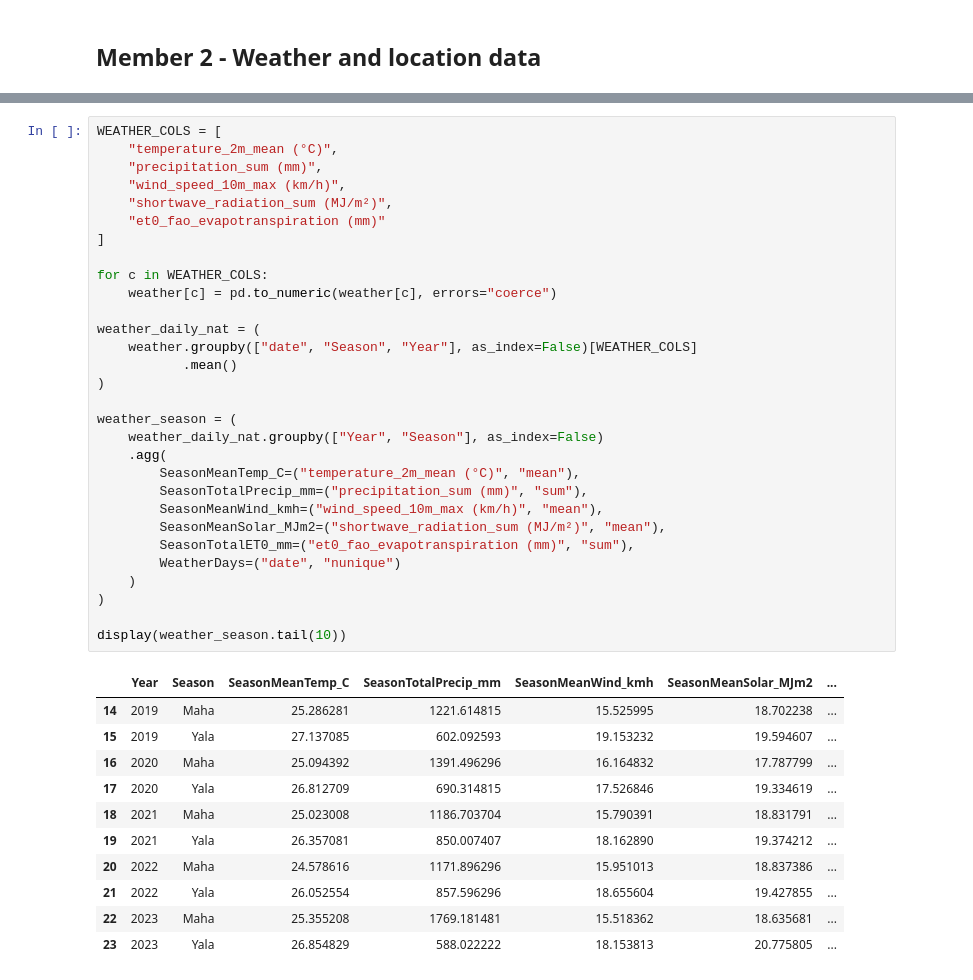
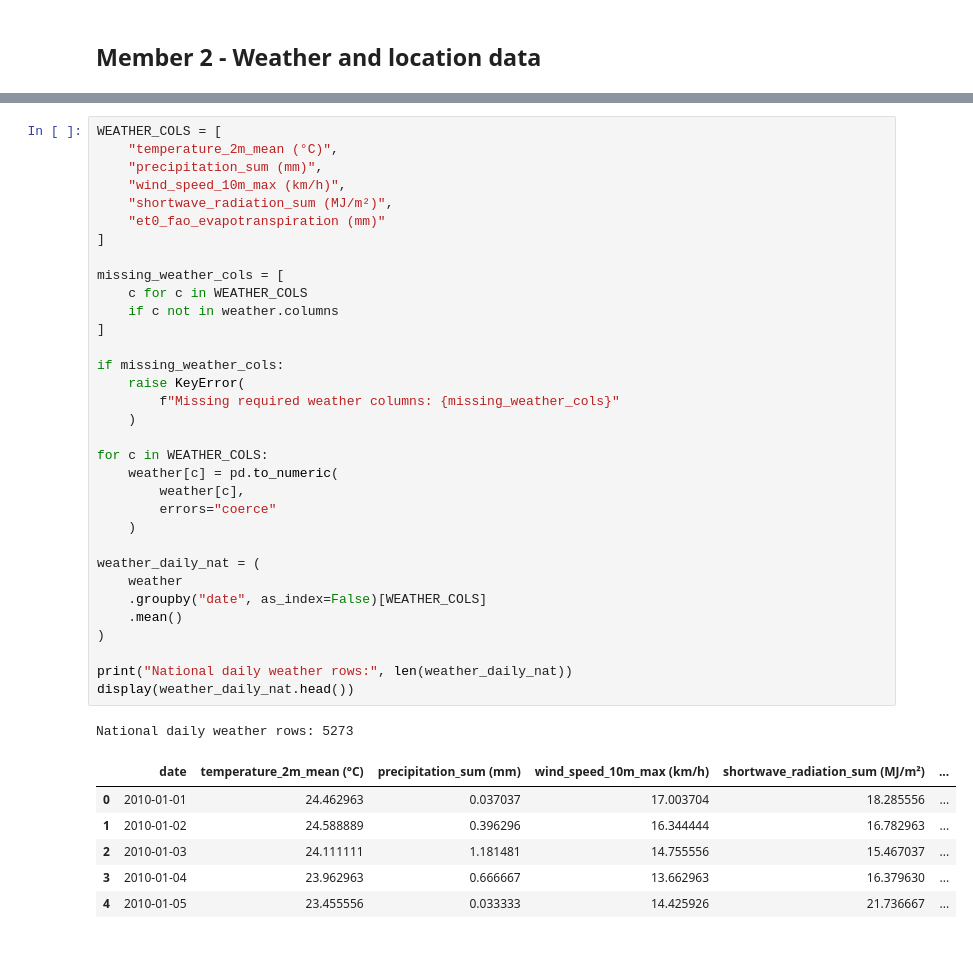
Before and after one commit to DTD-Wijesinghe/IT3091---Machine-Learning-Assignment, a Jupyter notebook: 02_IT24100533_Danthanarayana_DMR_Weather.ipynb, the cells around one changed output, grey strips where cells are left out. Saved outputs shown, nothing was run; the diff lists cells and outputs as text; blank space fills up the shorter version.

Commit message:
Member 2: Fix leakage-safe weather and location preprocessing

```diff
--- a/02_IT24100533_Danthanarayana_DMR_Weather.ipynb
+++ b/02_IT24100533_Danthanarayana_DMR_Weather.ipynb
@@ -125,42 +203,41 @@ display(weather[["date", "Season", "Year"]].head())
 # %%
 WEATHER_COLS = [
     "temperature_2m_mean (°C)",
     "precipitation_sum (mm)",
     "wind_speed_10m_max (km/h)",
     "shortwave_radiation_sum (MJ/m²)",
     "et0_fao_evapotranspiration (mm)"
 ]
 
+missing_weather_cols = [
+    c for c in WEATHER_COLS
+    if c not in weather.columns
+]
+
+if missing_weather_cols:
+    raise KeyError(
+        f"Missing required weather columns: {missing_weather_cols}"
+    )
+
 for c in WEATHER_COLS:
-    weather[c] = pd.to_numeric(weather[c], errors="coerce")
+    weather[c] = pd.to_numeric(
+        weather[c],
+        errors="coerce"
+    )
 
 weather_daily_nat = (
-    weather.groupby(["date", "Season", "Year"], as_index=False)[WEATHER_COLS]
-           .mean()
+    weather
+    .groupby("date", as_index=False)[WEATHER_COLS]
+    .mean()
 )
 
-weather_season = (
-    weather_daily_nat.groupby(["Year", "Season"], as_index=False)
-    .agg(
-        SeasonMeanTemp_C=("temperature_2m_mean (°C)", "mean"),
-        SeasonTotalPrecip_mm=("precipitation_sum (mm)", "sum"),
-        SeasonMeanWind_kmh=("wind_speed_10m_max (km/h)", "mean"),
-        SeasonMeanSolar_MJm2=("shortwave_radiation_sum (MJ/m²)", "mean"),
-        SeasonTotalET0_mm=("et0_fao_evapotranspiration (mm)", "sum"),
-        WeatherDays=("date", "nunique")
-    )
-)
-
-display(weather_season.tail(10))
+print("National daily weather rows:", len(weather_daily_nat))
+display(weather_daily_nat.head())
 # %% [output]
+National daily weather rows: 5273
-|  | Year | Season | SeasonMeanTemp_C | SeasonTotalPrecip_mm | SeasonMeanWind_kmh | SeasonMeanSolar_MJm2 | ... |
-| 14 | 2019 | Maha | 25.286281 | 1221.614815 | 15.525995 | 18.702238 | ... |
-| 15 | 2019 | Yala | 27.137085 | 602.092593 | 19.153232 | 19.594607 | ... |
-| 16 | 2020 | Maha | 25.094392 | 1391.496296 | 16.164832 | 17.787799 | ... |
-| 17 | 2020 | Yala | 26.812709 | 690.314815 | 17.526846 | 19.334619 | ... |
-| 18 | 2021 | Maha | 25.023008 | 1186.703704 | 15.790391 | 18.831791 | ... |
-| 19 | 2021 | Yala | 26.357081 | 850.007407 | 18.162890 | 19.374212 | ... |
-| 20 | 2022 | Maha | 24.578616 | 1171.896296 | 15.951013 | 18.837386 | ... |
-| 21 | 2022 | Yala | 26.052554 | 857.596296 | 18.655604 | 19.427855 | ... |
-| 22 | 2023 | Maha | 25.355208 | 1769.181481 | 15.518362 | 18.635681 | ... |
-| 23 | 2023 | Yala | 26.854829 | 588.022222 | 18.153813 | 20.775805 | ... |
+|  | date | temperature_2m_mean (°C) | precipitation_sum (mm) | wind_speed_10m_max (km/h) | shortwave_radiation_sum (MJ/m²) | ... |
+| 0 | 2010-01-01 | 24.462963 | 0.037037 | 17.003704 | 18.285556 | ... |
+| 1 | 2010-01-02 | 24.588889 | 0.396296 | 16.344444 | 16.782963 | ... |
+| 2 | 2010-01-03 | 24.111111 | 1.181481 | 14.755556 | 15.467037 | ... |
+| 3 | 2010-01-04 | 23.962963 | 0.666667 | 13.662963 | 16.379630 | ... |
+| 4 | 2010-01-05 | 23.455556 | 0.033333 | 14.425926 | 21.736667 | ... |
```
Also changed, not shown: parts of 12 cells of this notebook, 2 other files.
